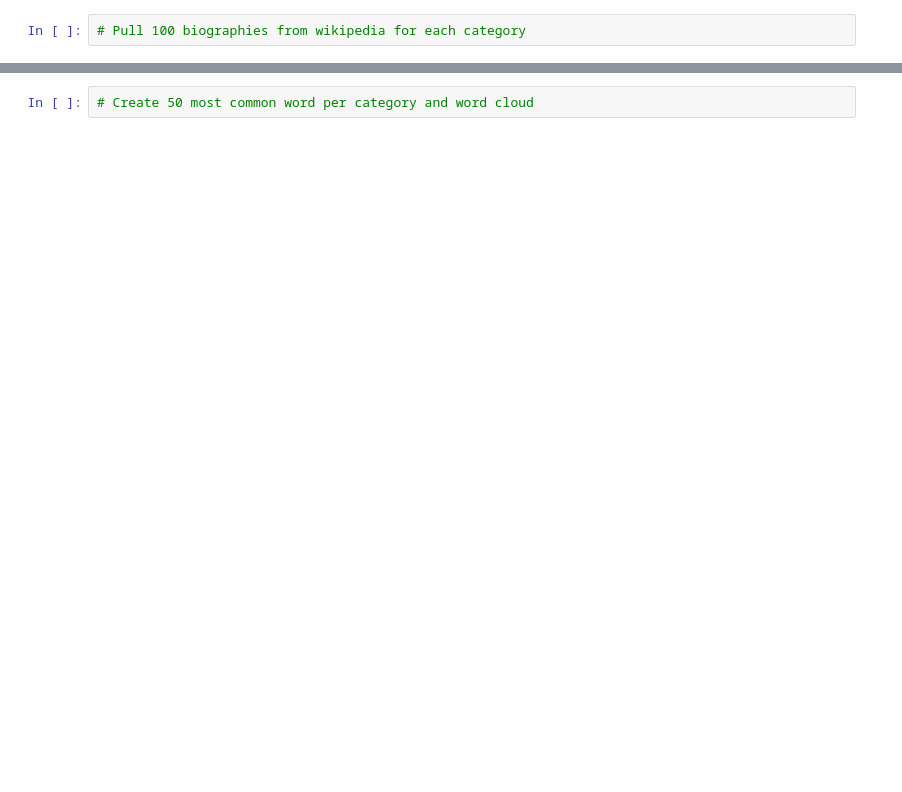
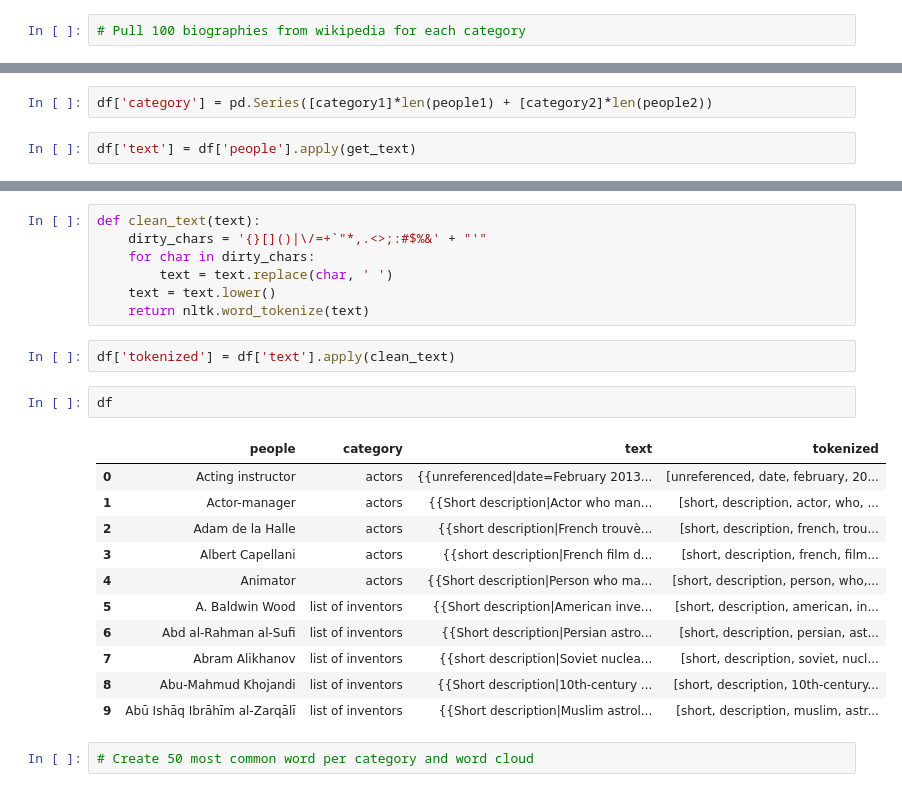
Before and after one commit to evanpkchapple/stanza_and_spacy_comparison, a Jupyter notebook: compare.ipynb, the cells around one changed output, grey strips where cells are left out. Drawn from its saved outputs; the diff is of its cells as text; blank space fills up the shorter version.

```diff
--- a/compare.ipynb
+++ b/compare.ipynb
@@ -7,0 +94,4 @@ category_2 = '' # Give the category of entities for the second category
+# %%
+df['category'] = pd.Series([category1]*len(people1) + [category2]*len(people2))
+# %%
+df['text'] = df['people'].apply(get_text)
@@ -8,2 +116,25 @@ category_2 = '' # Give the category of entities for the second category
+# %%
+def clean_text(text):
+    dirty_chars = '{}[]()|\/=+`"*,.<>;:#$%&' + "'"
+    for char in dirty_chars:
+        text = text.replace(char, ' ')
+    text = text.lower()
+    return nltk.word_tokenize(text)
+# %%
+df['tokenized'] = df['text'].apply(clean_text)
+# %%
+df
+# %% [output]
+|  | people | category | text | tokenized |
+| 0 | Acting instructor | actors | {{unreferenced|date=February 2013... | [unreferenced, date, february, 20... |
+| 1 | Actor-manager | actors | {{Short description|Actor who man... | [short, description, actor, who, ... |
+| 2 | Adam de la Halle | actors | {{short description|French trouvè... | [short, description, french, trou... |
+| 3 | Albert Capellani | actors | {{short description|French film d... | [short, description, french, film... |
+| 4 | Animator | actors | {{Short description|Person who ma... | [short, description, person, who,... |
+| 5 | A. Baldwin Wood | list of inventors | {{Short description|American inve... | [short, description, american, in... |
+| 6 | Abd al-Rahman al-Sufi | list of inventors | {{Short description|Persian astro... | [short, description, persian, ast... |
+| 7 | Abram Alikhanov | list of inventors | {{short description|Soviet nuclea... | [short, description, soviet, nucl... |
+| 8 | Abu-Mahmud Khojandi | list of inventors | {{Short description|10th-century ... | [short, description, 10th-century... |
+| 9 | Abū Ishāq Ibrāhīm al-Zarqālī | list of inventors | {{Short description|Muslim astrol... | [short, description, muslim, astr... |
 # %%
 # Create 50 most common word per category and word cloud
```
Also changed, not shown: parts of 16 cells of this notebook.
